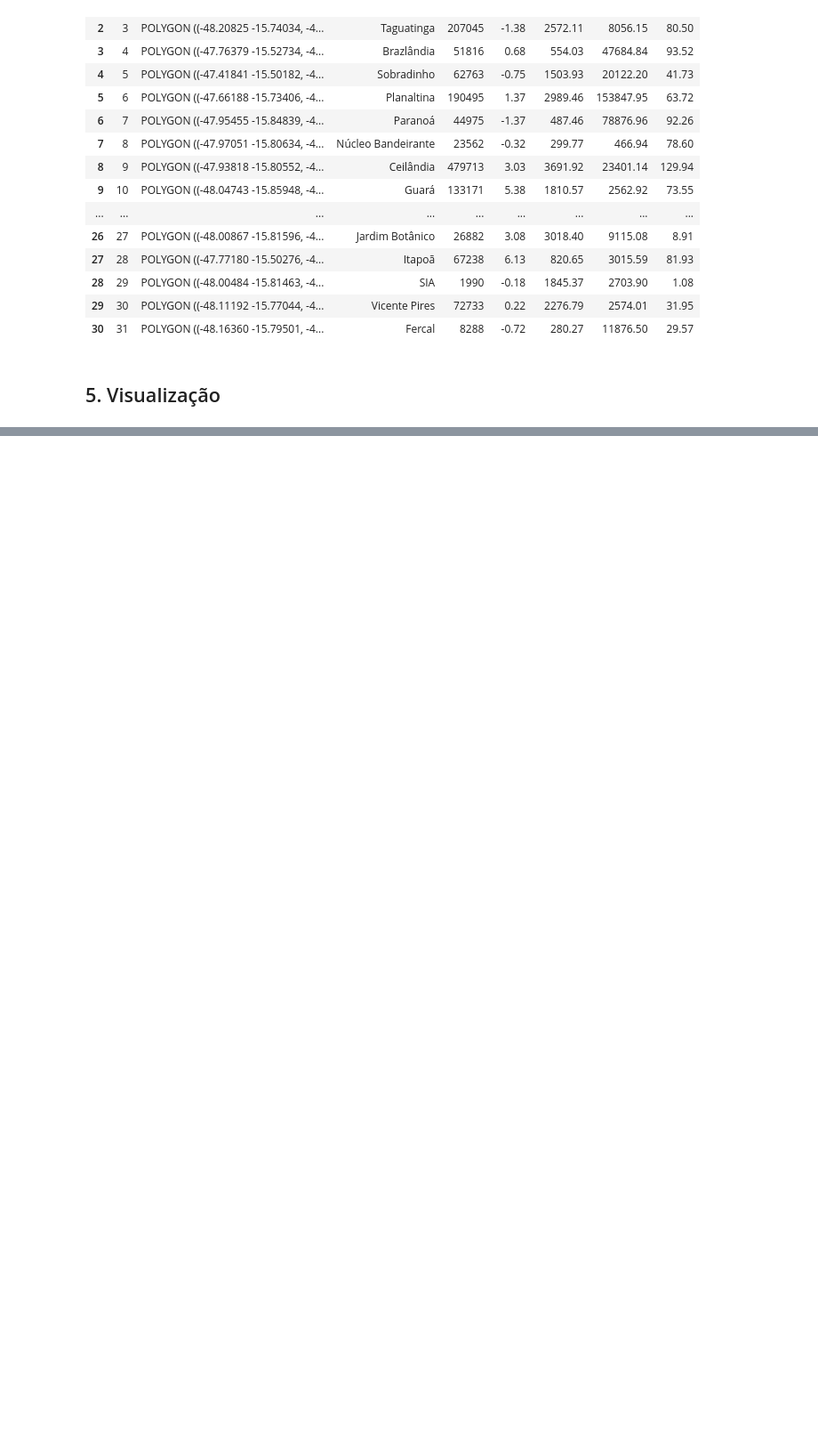
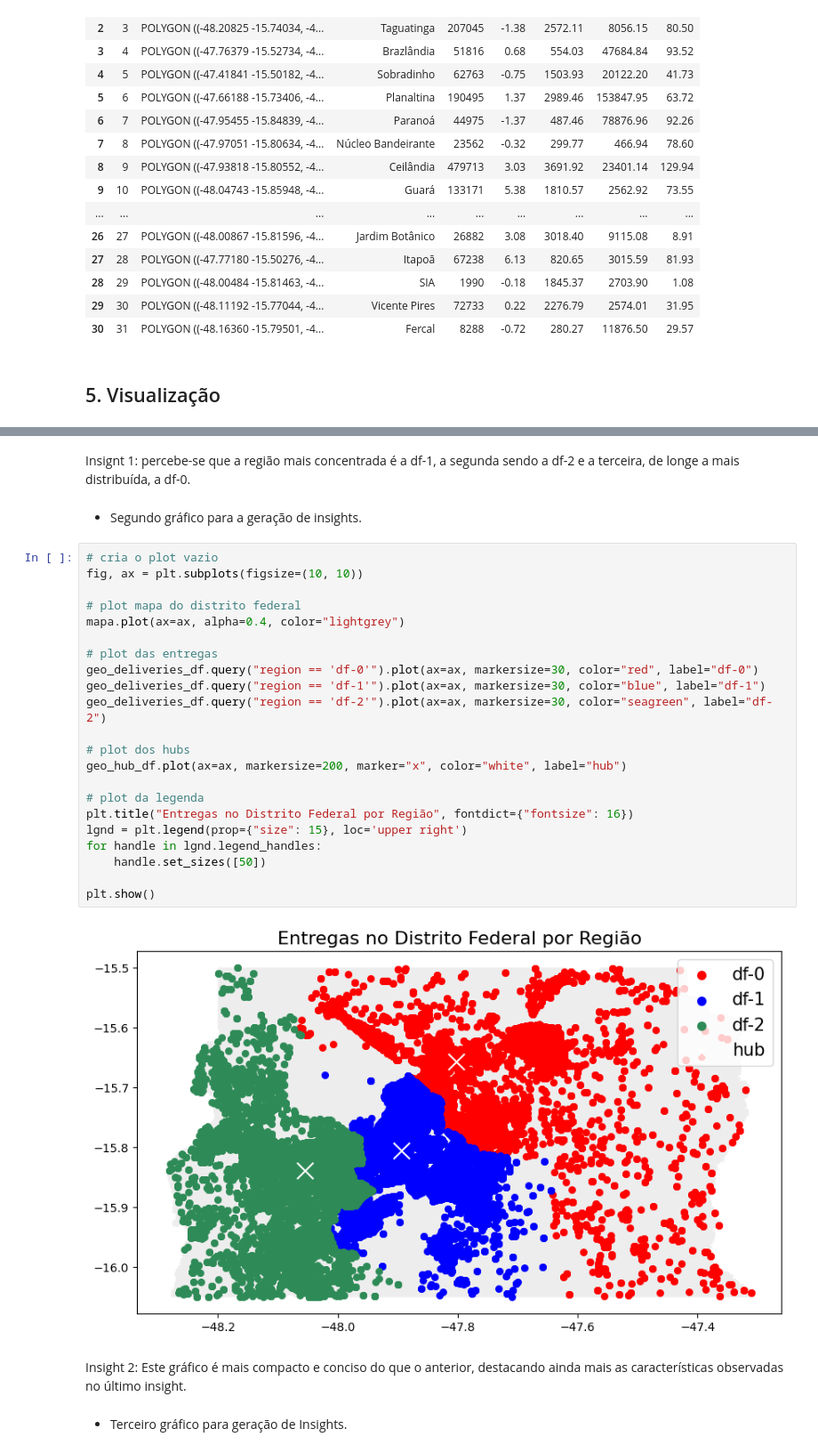
Before and after one commit to BrunoArroyo/Analise-Exploratoria-de-Logistica, a Jupyter notebook: an_lise_explorat_ria_de_dados_logisticos.ipynb, the cells around one changed output, grey strips where cells are left out. Shown at 89% size. Drawn from its saved outputs; the diff is of its cells as text; blank space fills up the shorter version.

```diff
--- a/an_lise_explorat_ria_de_dados_logisticos.ipynb
+++ b/an_lise_explorat_ria_de_dados_logisticos.ipynb
@@ -491,0 +586,32 @@ dimRA
+# %% [markdown]
+ Insignt 1: percebe-se que a região mais concentrada é a df-1, a segunda sendo a df-2 e a terceira, de longe a mais distribuída, a df-0.
+# %% [markdown]
+- Segundo gráfico para a geração de insights.
+# %%
+# cria o plot vazio
+fig, ax = plt.subplots(figsize=(10, 10))
+
+# plot mapa do distrito federal
+mapa.plot(ax=ax, alpha=0.4, color="lightgrey")
+
+# plot das entregas
+geo_deliveries_df.query("region == 'df-0'").plot(ax=ax, markersize=30, color="red", label="df-0")
+geo_deliveries_df.query("region == 'df-1'").plot(ax=ax, markersize=30, color="blue", label="df-1")
+geo_deliveries_df.query("region == 'df-2'").plot(ax=ax, markersize=30, color="seagreen", label="df-2")
+
+# plot dos hubs
+geo_hub_df.plot(ax=ax, markersize=200, marker="x", color="white", label="hub")
+
+# plot da legenda
+plt.title("Entregas no Distrito Federal por Região", fontdict={"fontsize": 16})
+lgnd = plt.legend(prop={"size": 15}, loc='upper right')
+for handle in lgnd.legend_handles:
+    handle.set_sizes([50])
+
+plt.show()
+# %% [output]
+[figure, added]
+# %% [markdown]
+Insight 2: Este gráfico é mais compacto e conciso do que o anterior, destacando ainda mais as características observadas no último insight.
+# %% [markdown]
+- Terceiro gráfico para geração de Insights.
```
Also changed, not shown: parts of 26 cells of this notebook.
